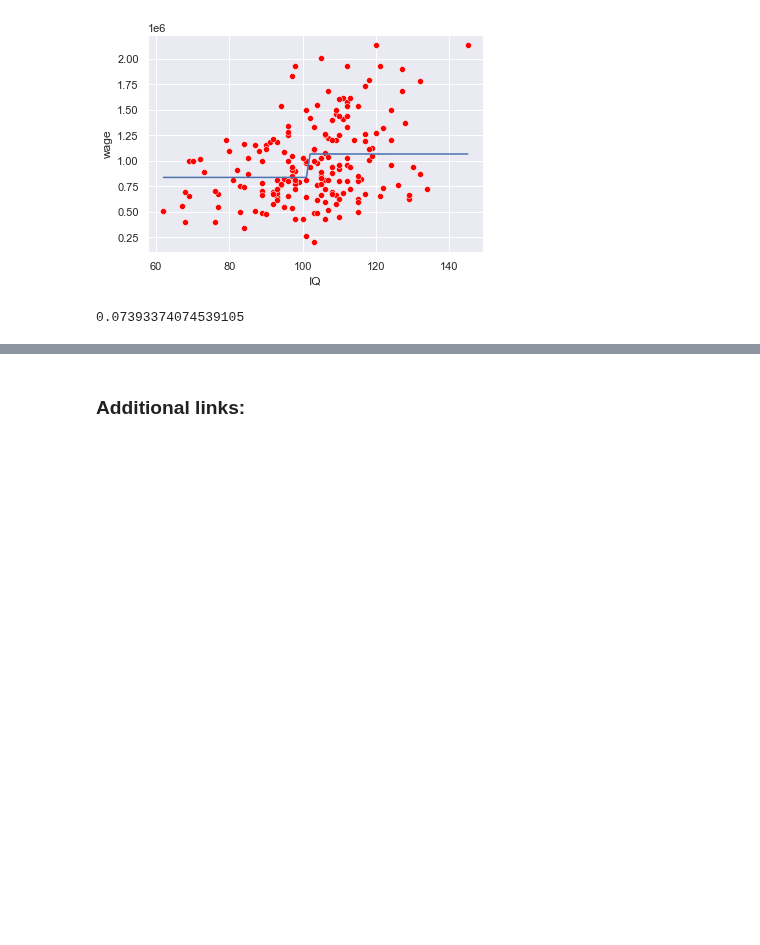
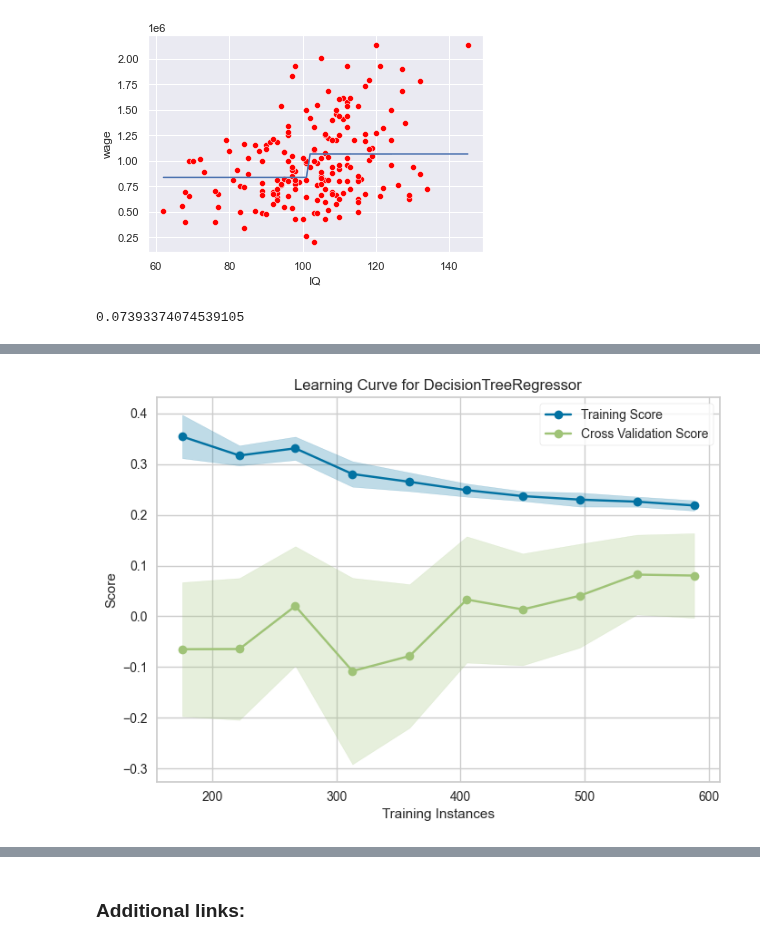
Before and after one commit to PJalgotrader/Machine_Learning-USU, a Jupyter notebook: Lectures and codes/ML spring 2023/Module 9- CART/Python/DTs_regression.ipynb, the cells around one changed output, grey strips where cells are left out. Saved outputs shown, nothing was run; the diff lists cells and outputs as text; code cells hidden in the pictures; blank space fills up the shorter version.

```diff
--- a/Lectures and codes/ML spring 2023/Module 9- CART/Python/DTs_regression.ipynb
+++ b/Lectures and codes/ML spring 2023/Module 9- CART/Python/DTs_regression.ipynb
@@ -331,0 +482,3 @@ dtree.score(np.array(X_test['IQ']).reshape(-1,1),y_test)
+# %%
+plot_model(tuned_dt_reg, plot = 'learning')
+# %% [output]
@@ -331,0 +486 @@ dtree.score(np.array(X_test['IQ']).reshape(-1,1),y_test)
+[figure, added]
```
Also changed, not shown: parts of 24 cells of this notebook, 4 other files.
